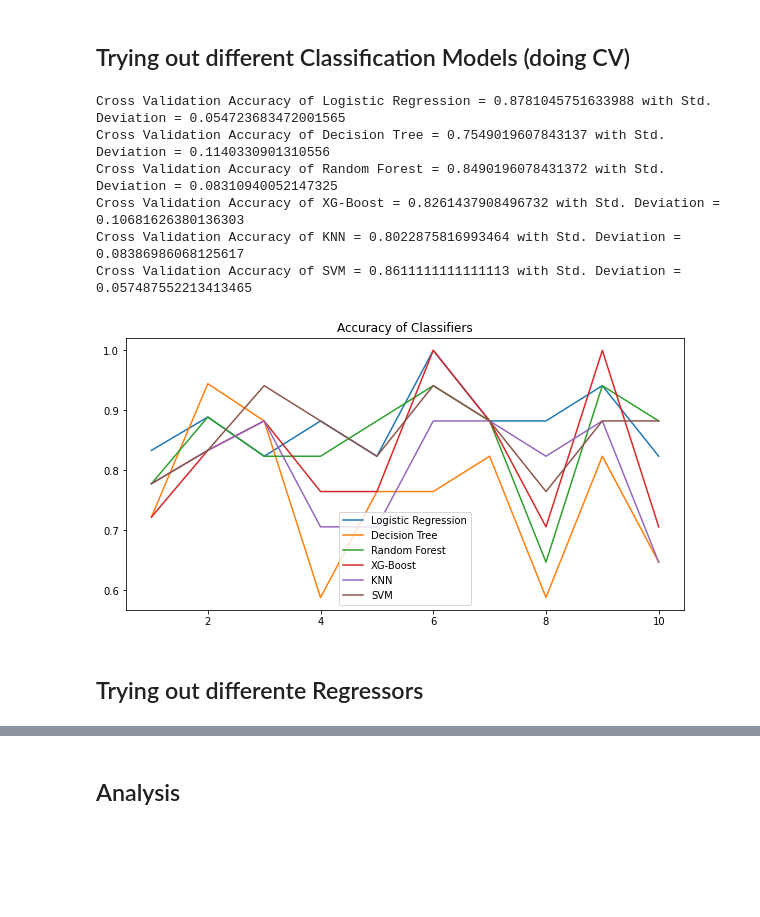
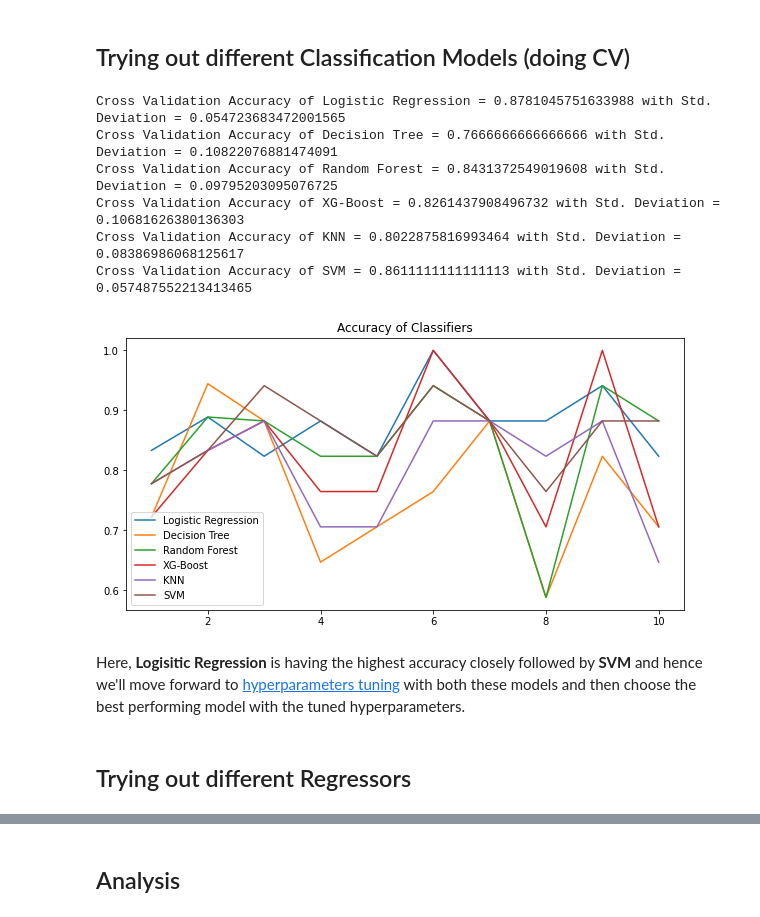
Before and after one commit to dsgiitr/Lecture-Assignments-Y22, a Jupyter notebook: ML/ML-Project-Submissions/sanidhya.ipynb, the cells around one changed output, grey strips where cells are left out. Saved outputs shown, nothing was run; the diff lists cells and outputs as text; code cells hidden in the pictures; blank space fills up the shorter version.

Commit message:
Revised Model Selection, Final Commit

```diff
--- a/ML/ML-Project-Submissions/sanidhya.ipynb
+++ b/ML/ML-Project-Submissions/sanidhya.ipynb
@@ -222,6 +222,8 @@ The second plot also somewhat shows that the `etest_p` (The percentage in the em
 Note: The heatmaps even after being so lightly binned, have a lot of empty boxes due to the lack of data because the dataset was so small.
 # %% [markdown]
 ## Splitting data into training and test data (for status and salary prediction separately)
+# %%
+rs = 42 #setting random_state to a randomly choosed value and will be used whenever needed later
 # %%
 from sklearn.model_selection import train_test_split
 #for classifier, all data can be used
@@ -325,34 +327,35 @@ from sklearn.neighbors import KNeighborsClassifier
 from sklearn.linear_model import LogisticRegression
 from sklearn import svm, tree
 # %%
-rs=20
 c0 = ("Logistic Regression",LogisticRegression())
 c1 = ("Decision Tree",tree.DecisionTreeClassifier(random_state=rs))
 c2 = ("Random Forest",RandomForestClassifier(random_state=rs))
 c3 = ("XG-Boost",xgboost.XGBClassifier(random_state=rs))
 c4 = ("KNN",KNeighborsClassifier(n_neighbors=10))
 c5 = ("SVM",svm.SVC(random_state=rs))
 classifiers = [c0,c1,c2,c3,c4,c5]
 
 plt.figure(figsize=(10,5))
 for c in classifiers:
     scores = cross_val_score(c[1],x_status_train,y_status_train, scoring="accuracy",cv=10)
     print(f"Cross Validation Accuracy of {c[0]} = {scores.mean()} with Std. Deviation = {scores.std()}")
     plt.plot(range(1,11),scores,label=c[0])
 
 plt.title("Accuracy of Classifiers")
 plt.legend()
 plt.show()
 # %% [output]
 Cross Validation Accuracy of Logistic Regression = 0.8781045751633988 with Std. Deviation = 0.054723683472001565
-Cross Validation Accuracy of Decision Tree = 0.7549019607843137 with Std. Deviation = 0.1140330901310556
-Cross Validation Accuracy of Random Forest = 0.8490196078431372 with Std. Deviation = 0.08310940052147325
+Cross Validation Accuracy of Decision Tree = 0.7666666666666666 with Std. Deviation = 0.10822076881474091
+Cross Validation Accuracy of Random Forest = 0.8431372549019608 with Std. Deviation = 0.09795203095076725
 Cross Validation Accuracy of XG-Boost = 0.8261437908496732 with Std. Deviation = 0.10681626380136303
 Cross Validation Accuracy of KNN = 0.8022875816993464 with Std. Deviation = 0.08386986068125617
 Cross Validation Accuracy of SVM = 0.8611111111111113 with Std. Deviation = 0.057487552213413465
-[figure, old version]
+[figure, new version]
+# %% [markdown]
+Here, **Logisitic Regression** is having the highest accuracy closely followed by **SVM** and hence we'll move forward to [hyperparameters tuning](#hyperparameters-tuning) with both these models and then choose the best performing model with the tuned hyperparameters.
 # %% [markdown]
-## Trying out differente Regressors
+## Trying out different Regressors
 # %%
 from sklearn.linear_model import LinearRegression
 from sklearn.ensemble import RandomForestRegressor, GradientBoostingRegressor
```
Also changed, not shown: parts of 14 cells of this notebook.
